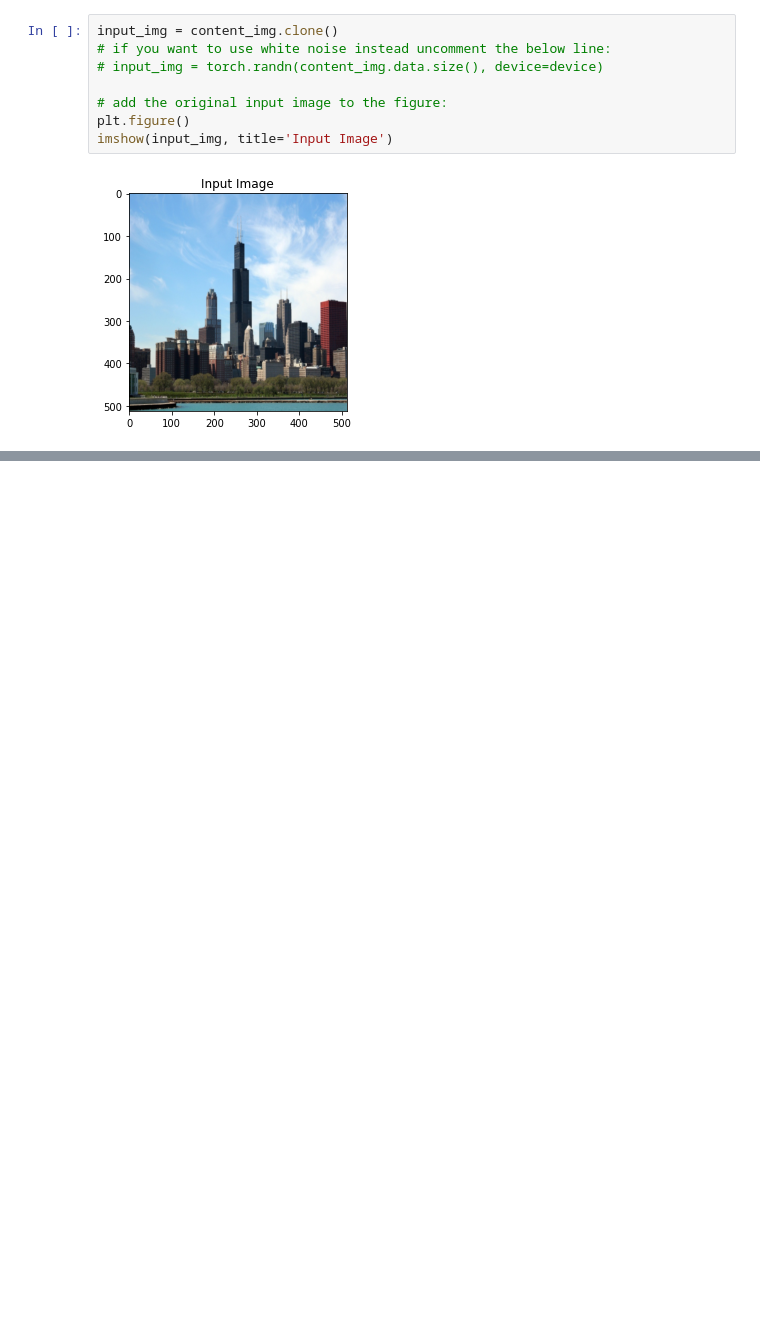
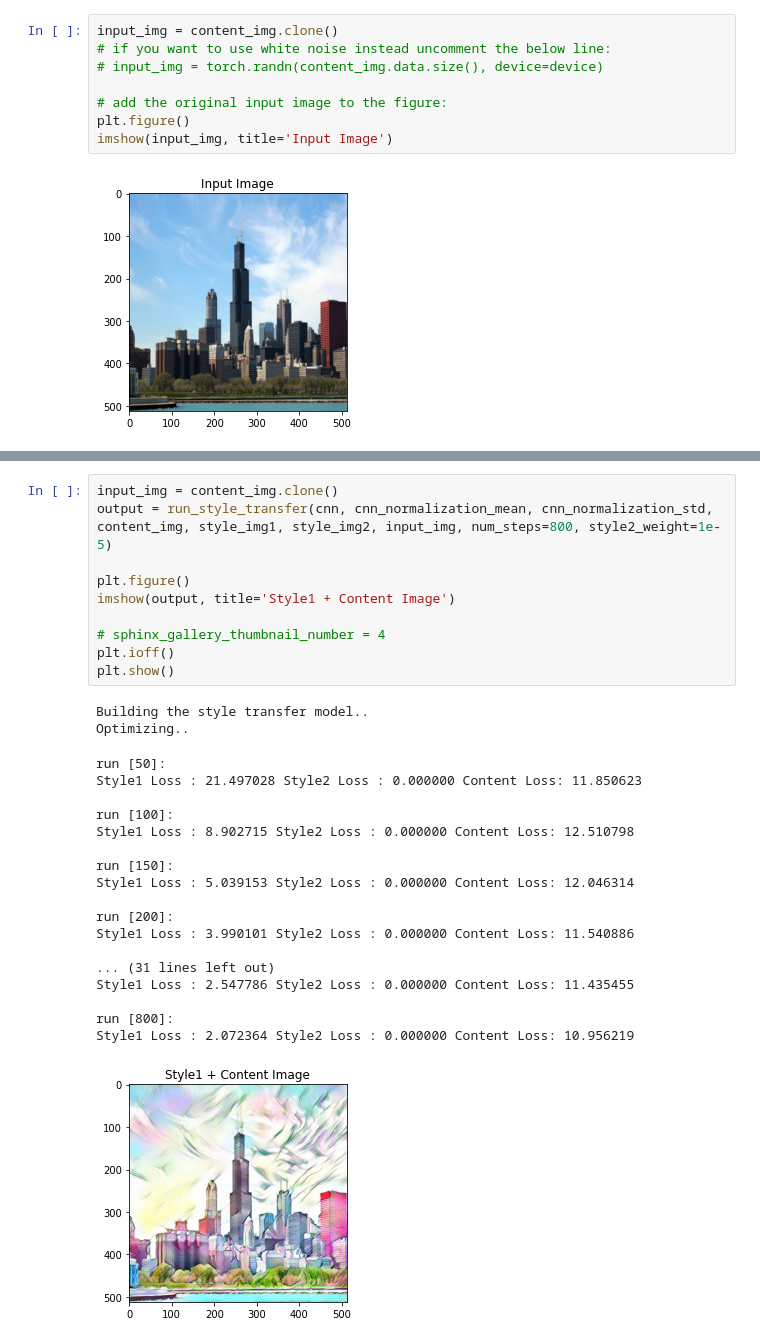
Before and after one commit to jiabinnn/ImageStyleTransfer, a Jupyter notebook: ImgTransferWith2Styles.ipynb, the cells around one changed output, grey strips where cells are left out. Saved outputs shown, nothing was run; the diff lists cells and outputs as text; blank space fills up the shorter version.

```diff
--- a/ImgTransferWith2Styles.ipynb
+++ b/ImgTransferWith2Styles.ipynb
@@ -292,3 +300,34 @@ def run_style_transfer(cnn, normalization_mean, normalization_std, content_img,
     input_img.data.clamp_(0, 1)
 
     return input_img
+# %%
+input_img = content_img.clone()
+output = run_style_transfer(cnn, cnn_normalization_mean, cnn_normalization_std, content_img, style_img1, style_img2, input_img, num_steps=800, style2_weight=1e-5)
+
+plt.figure()
+imshow(output, title='Style1 + Content Image')
+
+# sphinx_gallery_thumbnail_number = 4
+plt.ioff()
+plt.show()
+# %% [output]
+Building the style transfer model..
+Optimizing..
+run [50]:
+Style1 Loss : 21.497028 Style2 Loss : 0.000000 Content Loss: 11.850623
+
+run [100]:
+Style1 Loss : 8.902715 Style2 Loss : 0.000000 Content Loss: 12.510798
+
+run [150]:
+Style1 Loss : 5.039153 Style2 Loss : 0.000000 Content Loss: 12.046314
+
+run [200]:
+Style1 Loss : 3.990101 Style2 Loss : 0.000000 Content Loss: 11.540886
+
+... (31 lines left out)
+Style1 Loss : 2.547786 Style2 Loss : 0.000000 Content Loss: 11.435455
+
+run [800]:
+Style1 Loss : 2.072364 Style2 Loss : 0.000000 Content Loss: 10.956219
+[figure, added]
```
Also changed, not shown: parts of 11 cells of this notebook, 1 other file.
